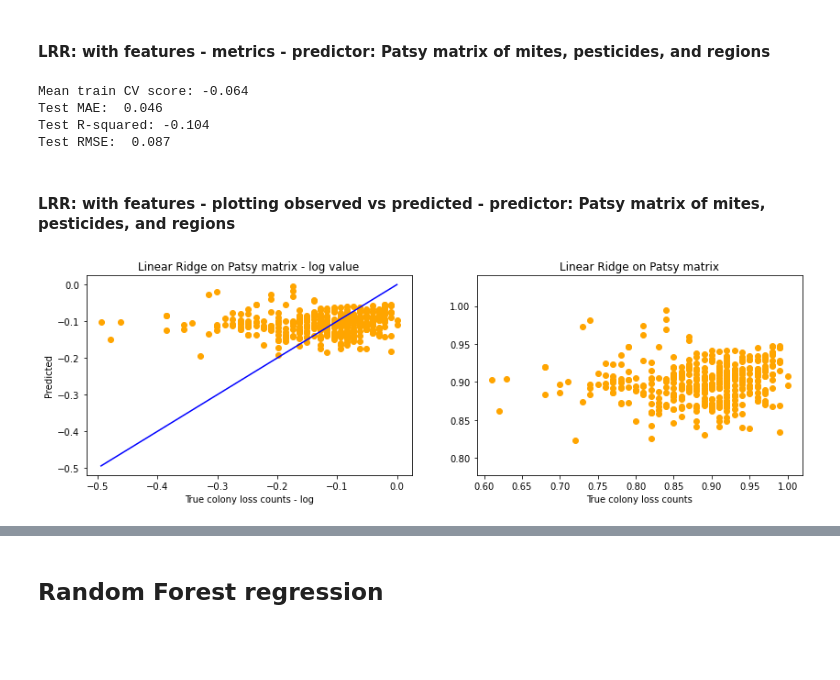
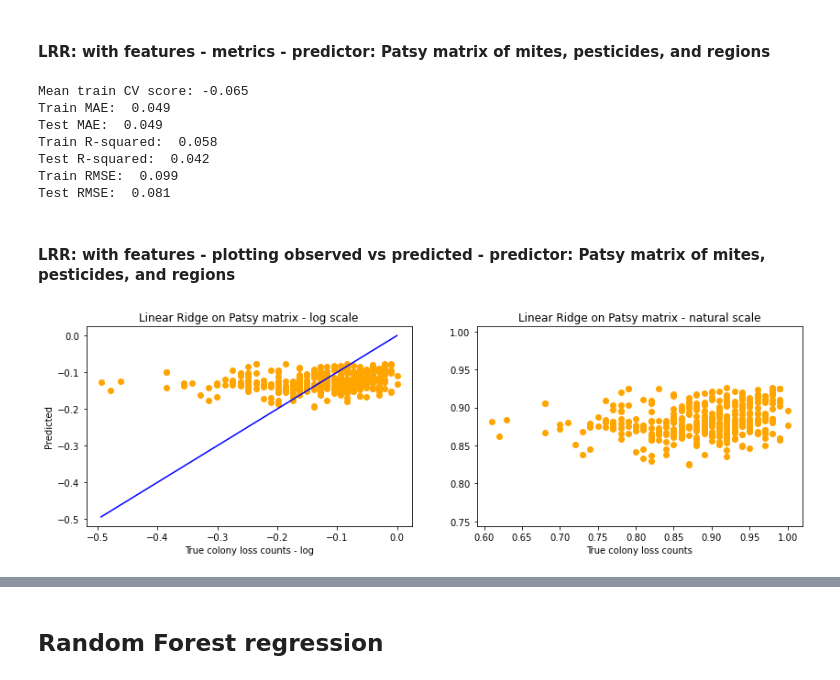
Before and after one commit to squareleaf/bee-colony-loss-capstone, a Jupyter notebook: Bee Colony Capstone - regression models.ipynb, the cells around one changed output, grey strips where cells are left out. Saved outputs shown, nothing was run; the diff lists cells and outputs as text; code cells hidden in the pictures; blank space fills up the shorter version.

```diff
--- a/Bee Colony Capstone - regression models.ipynb
+++ b/Bee Colony Capstone - regression models.ipynb
@@ -289,7 +303,7 @@ plt.show()
 #### LRR: with features - fit model - predictor: subregions
 # %%
 start = time.time()
-lr_subregions = lr_baseline_grid.fit(X_train_subregions, y_train)
+lr_subregions = lr_grid_w_features.fit(X_train_subregions, y_train)
 end = time.time()
 print(f"Elapsed time: {end - start:.2f} seconds")
 # %% [output]
@@ -356,7 +381,7 @@ plt.show()
 #### LRR: with features - fit model - predictor: pests
 # %%
 start = time.time()
-lr_all_pests_mod = lr_baseline_grid.fit(X_train_all_pests, y_train)
+lr_all_pests_mod = lr_grid_w_features.fit(X_train_all_pests, y_train)
 end = time.time()
 print(f"Elapsed time: {end - start:.2f} seconds")
 # %% [output]
@@ -424,7 +459,7 @@ plt.show()
 #### LRR: with features - fit model - predictor: varroa mites and regions
 # %%
 start = time.time()
-lr_mites_regions = lr_baseline_grid.fit(X_train_mites_regions, y_train)
+lr_mites_regions = lr_grid_w_features.fit(X_train_mites_regions, y_train)
 end = time.time()
 print(f"Elapsed time: {end - start:.2f} seconds")
 # %% [output]
@@ -492,7 +538,7 @@ plt.show()
 #### LRR: with features - fit model - predictor: Patsy matrix of mites, pesticides, and regions
 # %%
 start = time.time()
-lr_matrix_mod = lr_baseline_grid.fit(train_model_matrix, y_train)
+lr_matrix_mod = lr_grid_w_features.fit(train_model_matrix, y_train)
 end = time.time()
 print(f"Elapsed time: {end - start:.2f} seconds")
 # %% [output]
@@ -529,30 +575,37 @@ Elapsed time: 0.01 seconds
 lr_test_pred_matrix = lr_matrix_best_estimator.predict(test_model_matrix)
 
 print(f"Mean train CV score: {np.mean(lr_cv_scores_matrix): .3f}")
+
+print(f"Train MAE: {metrics.median_absolute_error(y_true=y_train, y_pred=lr_train_pred_matrix): .3f}")
 print(f"Test MAE: {metrics.median_absolute_error(y_true=y_test, y_pred=lr_test_pred_matrix): .3f}")
+print(f"Train R-squared: {metrics.r2_score(y_true=y_train, y_pred=lr_train_pred_matrix): .3f}")
 print(f"Test R-squared: {metrics.r2_score(y_true=y_test, y_pred=lr_test_pred_matrix): .3f}")
+print(f"Train RMSE: {metrics.mean_squared_error(y_true=y_train, y_pred=lr_train_pred_matrix, squared=False): .3f}")
 print(f"Test RMSE: {metrics.mean_squared_error(y_true=y_test, y_pred=lr_test_pred_matrix, squared=False): .3f}")
 # %% [output]
-Mean train CV score: -0.064
-Test MAE:  0.046
-Test R-squared: -0.104
-Test RMSE:  0.087
+Mean train CV score: -0.065
+Train MAE:  0.049
+Test MAE:  0.049
+Train R-squared:  0.058
+Test R-squared:  0.042
+Train RMSE:  0.099
+Test RMSE:  0.081
 # %% [markdown]
 #### LRR: with features - plotting observed vs predicted - predictor: Patsy matrix of mites, pesticides, and regions
 # %%
 fig, (ax1, ax2) = plt.subplots(1, 2, figsize=(14, 4))
 
 ax1.scatter(y_test, lr_test_pred_matrix, c="orange")
 
 p1 = max(max(lr_test_pred_matrix), max(y_test))
 p2 = min(min(lr_test_pred_matrix), min(y_test))
 ax1.plot([p1, p2], [p1, p2], 'b-')
-ax1.set(xlabel='True colony loss counts - log', ylabel='Predicted', title="Linear Ridge on Patsy matrix - log value")
+ax1.set(xlabel='True colony loss counts - log', ylabel='Predicted', title="Linear Ridge on Patsy matrix - log scale")
 
 ax2.scatter(np.exp(y_test), np.exp(lr_test_pred_matrix), c="orange")
-ax2.set(xlabel='True colony loss counts', title="Linear Ridge on Patsy matrix")
+ax2.set(xlabel='True colony loss counts', title="Linear Ridge on Patsy matrix - natural scale")
 ax2.axis('equal')
 
 plt.show()
 # %% [output]
-[figure, old version]
+[figure, new version]
```
Also changed, not shown: parts of 85 cells of this notebook.
